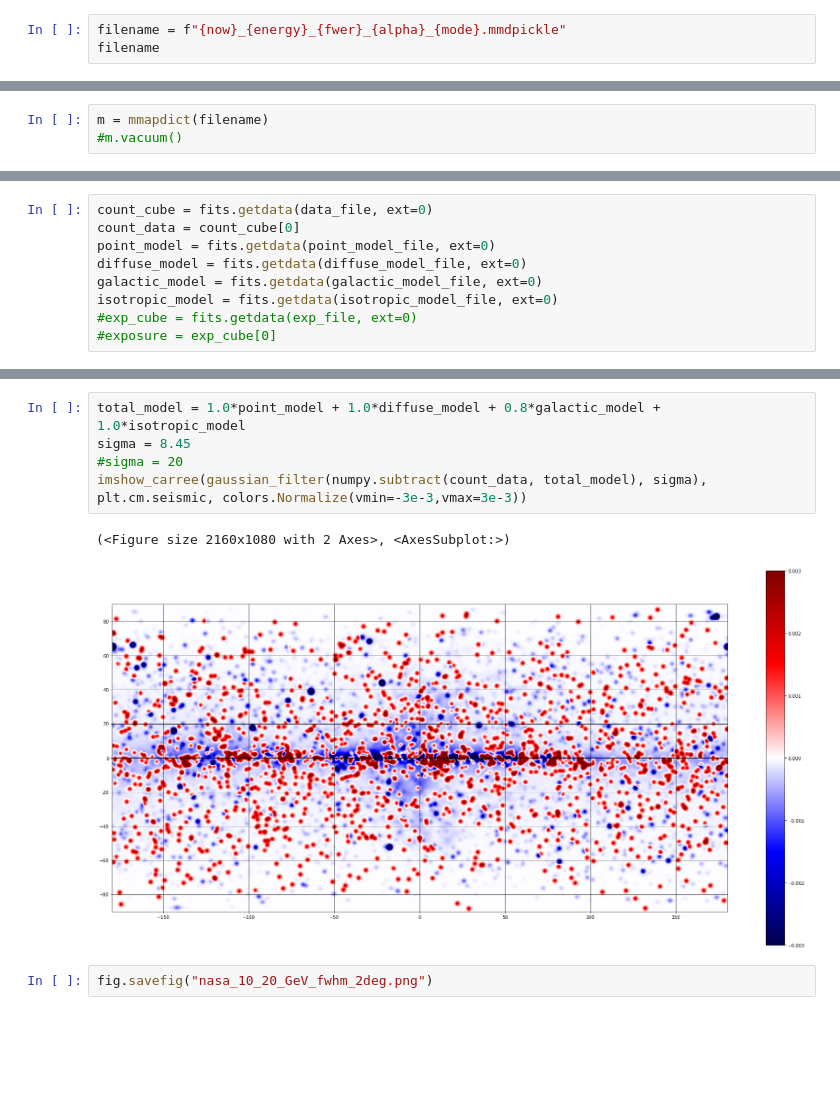
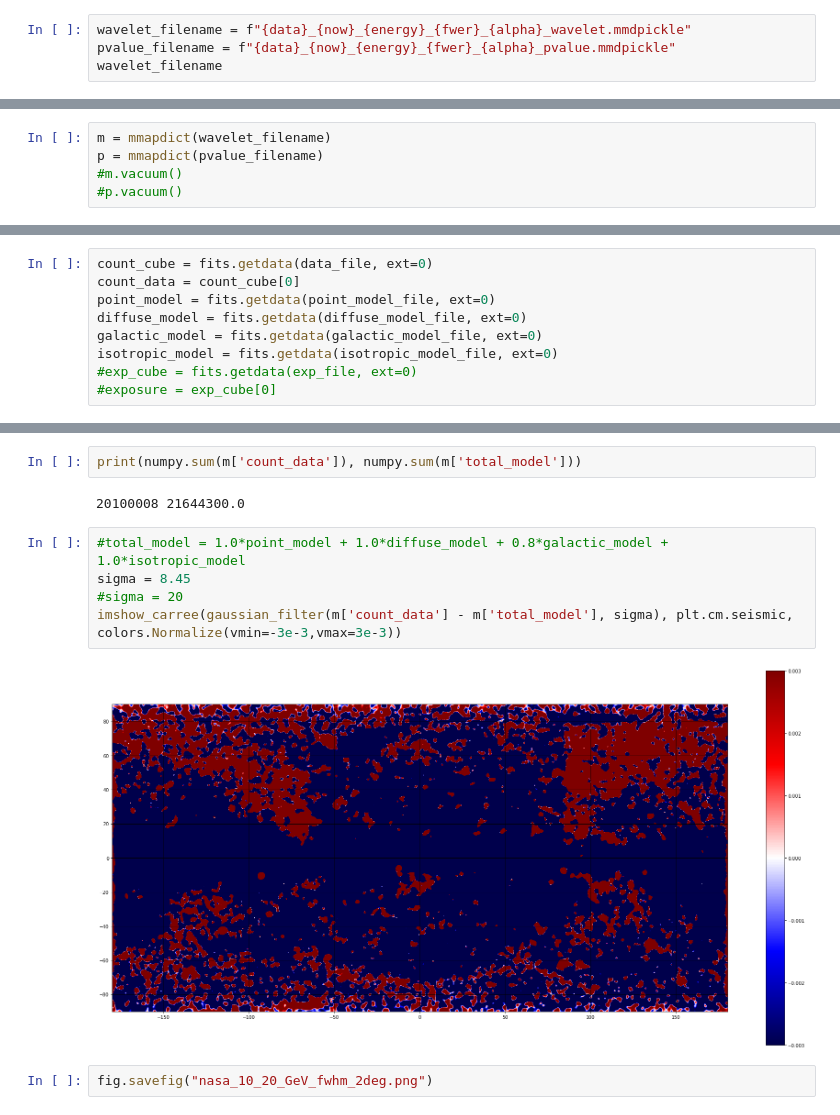
Before and after one commit to sparkofreason/fermi2, a Jupyter notebook: fermi.ipynb, the cells around one changed output, grey strips where cells are left out. Cells and saved outputs as stored; diff of their text form; blank space fills up the shorter version.

Commit message:
Better visualizations, get ready for writeup

```diff
--- a/fermi.ipynb
+++ b/fermi.ipynb
@@ -22,4 +23,5 @@ now = datetime.date.today()
 # %%
-filename = f"{now}_{energy}_{fwer}_{alpha}_{mode}.mmdpickle"
-filename
+wavelet_filename = f"{data}_{now}_{energy}_{fwer}_{alpha}_wavelet.mmdpickle"
+pvalue_filename = f"{data}_{now}_{energy}_{fwer}_{alpha}_pvalue.mmdpickle"
+wavelet_filename
 # %% [output]
@@ -27,6 +29,8 @@ filename
 # %%
-m = mmapdict(filename)
+m = mmapdict(wavelet_filename)
+p = mmapdict(pvalue_filename)
 #m.vacuum()
+#p.vacuum()
 # %%
 data_file = get_pkg_data_filename(f"{fits_root}/lat_source_zmax90_{energy}_ccube.fits")
 point_model_file = get_pkg_data_filename(f"{fits_root}/{energy}_source_point_model_map.fits")
@@ -56,11 +59,14 @@ numpy.sum(count_data)
+# %%
+print(numpy.sum(m['count_data']), numpy.sum(m['total_model']))
+# %% [output]
+20100008 21644300.0
 # %%
-total_model = 1.0*point_model + 1.0*diffuse_model + 0.8*galactic_model + 1.0*isotropic_model
+#total_model = 1.0*point_model + 1.0*diffuse_model + 0.8*galactic_model + 1.0*isotropic_model
 sigma = 8.45
 #sigma = 20
-imshow_carree(gaussian_filter(numpy.subtract(count_data, total_model), sigma), plt.cm.seismic, colors.Normalize(vmin=-3e-3,vmax=3e-3))
+imshow_carree(gaussian_filter(m['count_data'] - m['total_model'], sigma), plt.cm.seismic, colors.Normalize(vmin=-3e-3,vmax=3e-3))
 # %% [output]
-(<Figure size 2160x1080 with 2 Axes>, <AxesSubplot:>)
-[figure, old version]
+[figure, new version]
 # %%
 fig.savefig("nasa_10_20_GeV_fwhm_2deg.png")
 # %% [output]
```
Also changed, not shown: parts of 14 cells of this notebook, 2 other files.
